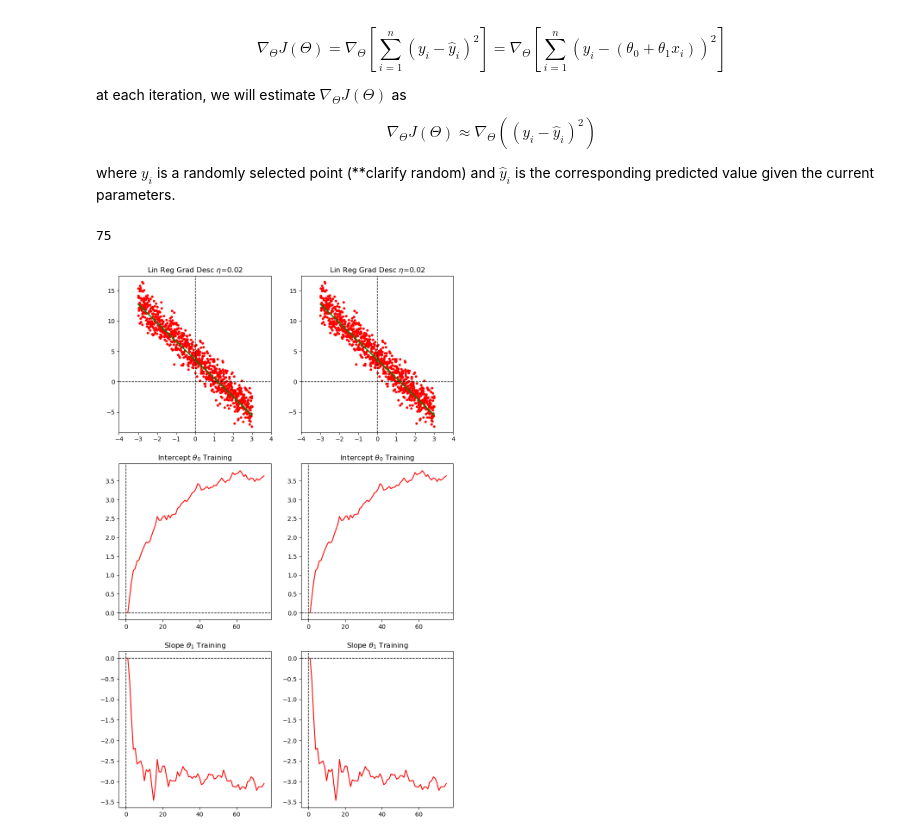
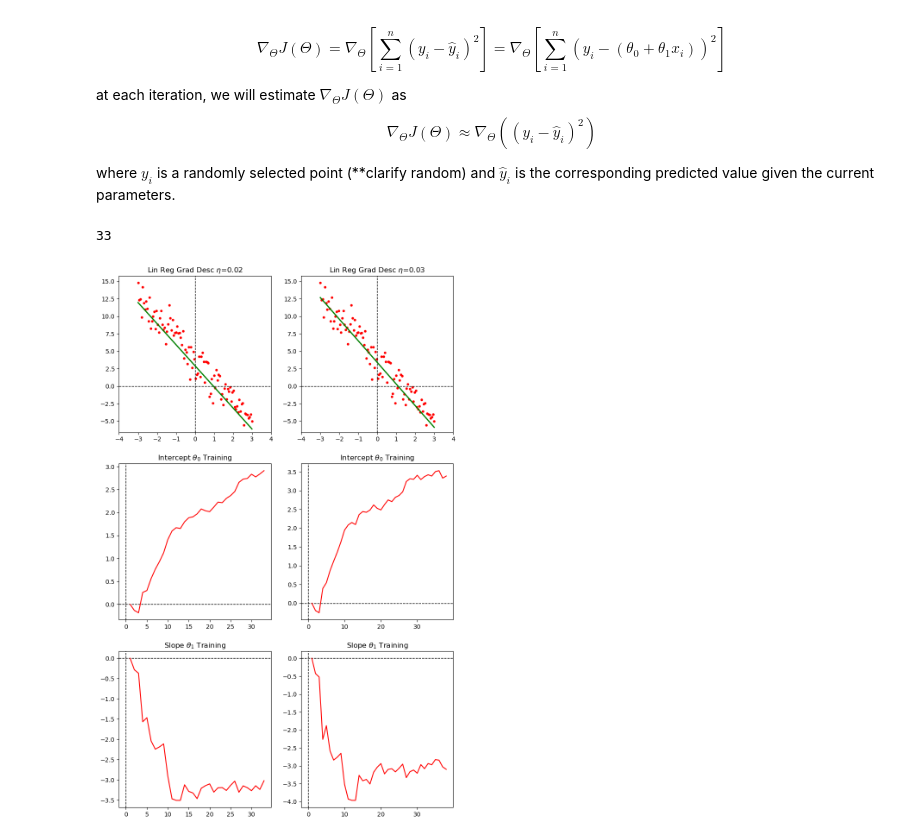
Before and after one commit to JakeLarimer/MLAlgosFromScratch, a Jupyter notebook: LinearRegressionWithGradientDescent.ipynb, the cells around one changed output. Drawn from its saved outputs; the diff is of its cells as text; code cells hidden in the pictures.

Commit message:
SDG + Loss Plotting Update 8-29-25

```diff
--- a/LinearRegressionWithGradientDescent.ipynb
+++ b/LinearRegressionWithGradientDescent.ipynb
@@ -394,7 +394,7 @@ $$
 
 where $y_i$ is a randomly selected point (**clarify random) and $\hat{y}_i$ is the corresponding predicted value given the current parameters.
 # %%
-x = np.linspace(-3,3,900)
+x = np.linspace(-3,3,100)
 noise = np.random.normal(0, 1.5, size=len(x))
 y = -3 * x + 4 + noise
 
@@ -405,7 +405,7 @@ xshuffle, yshuffle = zip(*shuffle_points)
 
 ypred_list = []
 
-etascale = [0.02, 0.02]
+etascale = [0.02, 0.03]
 epsilon = [0.1, 0.1]
 
 num_iters = [0, 0]
@@ -490,32 +490,32 @@ for j in range(len(etascale)):
         #axes[0, j].plot(x, ypred_list[j][i], color='black', alpha=0.5 * (i+1)/num_iters[j], linestyle="--")
     axes[0, j].plot(x, ypred_list[j][-1], color='green', linewidth=2)
     axes[0, j].set_title(f"Lin Reg Grad Desc $\\eta$={etascale[j]}")
     axes[0, j].set_xlim(min(x)-1, max(x)+1)
     axes[0, j].set_ylim(min(y)-1, max(y)+1)
 
     # Plotting theta[0] over iterations
     axes[1, j].plot(list(range(1, num_iters[j]+1)), [theta_vec[0] for theta_vec in theta[j]], color="red")#, s=50)
     axes[1, j].set_title(f"Intercept $\\theta_0$ Training")
 
     # Plotting theta[1] over iterations
     axes[2, j].plot(list(range(1, num_iters[j]+1)), [theta_vec[1] for theta_vec in theta[j]], color="red")#, s=50)
     axes[2, j].set_title(f"Slope $\\theta_1$ Training")
 
     # Plotting loss over time
     #J = []
     #print(len(ypred_list[0]))
     #print(num_iters[0])
     #print(len([theta_vec[0] for theta_vec in theta[j]]))
     #for i in range(num_iters[j]):
         #Jval = 0.
 
         #np.sum((y - ypred_list[j][i]) ** 2)
 
         #J.append(Jval)
 
     #axes2[j].plot([theta_vec[0] for theta_vec in theta[j]], [theta_vec[1] for theta_vec in theta[j]], J)
 
 print(num_iters[0])
 # %% [output]
-75
+33
-[figure, old version]
+[figure, new version]
```
